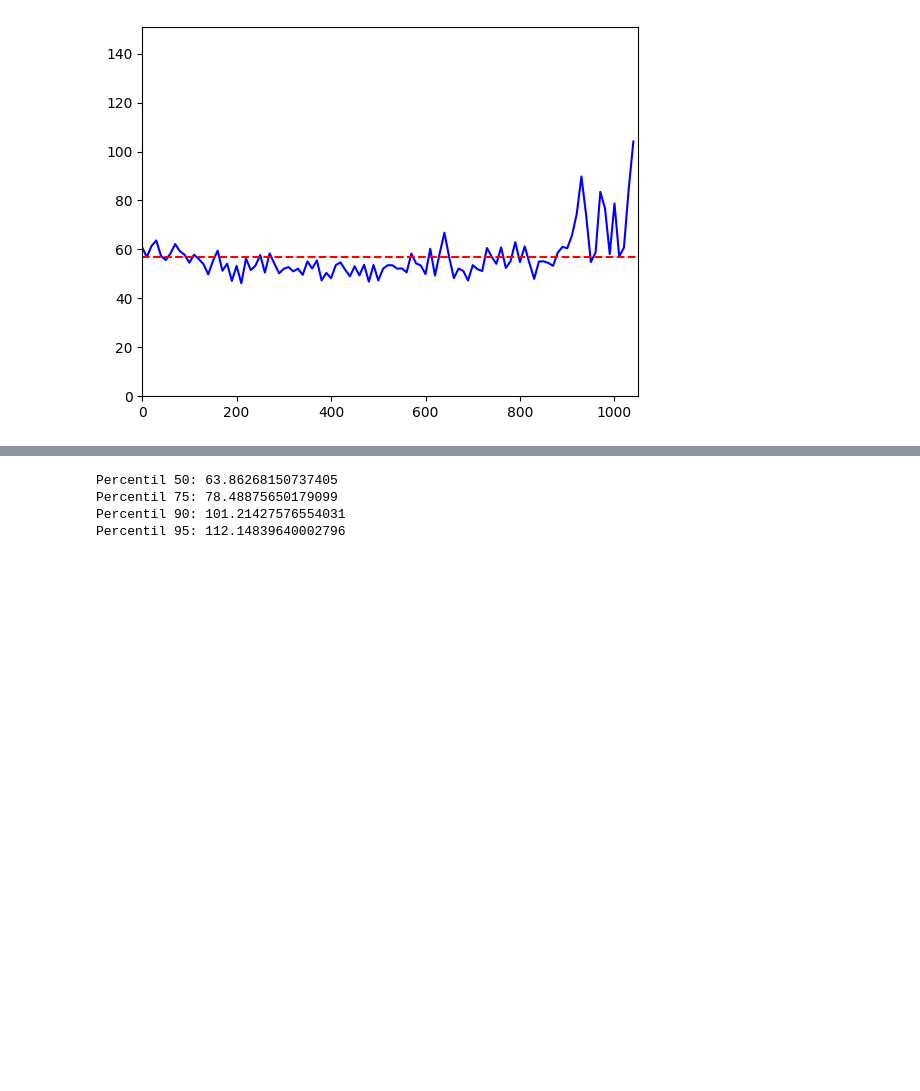
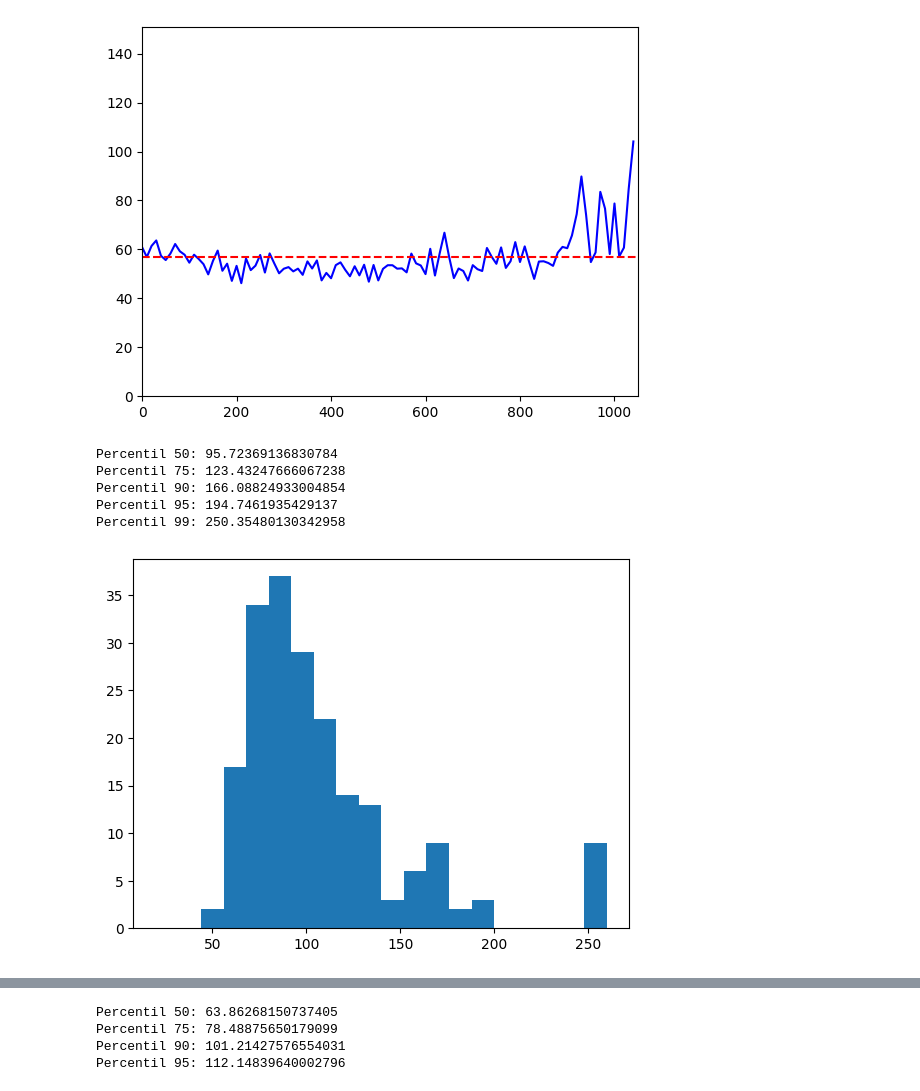
Before and after one commit to a-lost-n/cluster-mdrp, a Jupyter notebook: second_phase.ipynb, the cells around one changed output, grey strips where cells are left out. Cells and saved outputs as stored; diff of their text form; code cells hidden in the pictures; blank space fills up the shorter version.

```diff
--- a/second_phase.ipynb
+++ b/second_phase.ipynb
@@ -50,3 +50,13 @@ episode: 998/1000, score: 150.31, e: 0.05, actions: 276, couriers: 136, orders:
 episode: 999/1000, score: 94.60, e: 0.05, actions: 178, couriers: 86, orders: 570, t: 7.09s
 episode: 1000/1000, score: 150.49, e: 0.05, actions: 272, couriers: 137, orders: 373, t: 10.85s
 [figure]
+# %%
+agent = Agent(map_file="0o100t100s1p100", filename="models/m5_n4_p2_600", num_clusters=4, pre_train=False, model=model5)
+agent.test(episodes=200, score_limit=250)
+# %% [output]
+Percentil 50: 95.72369136830784
+Percentil 75: 123.43247666067238
+Percentil 90: 166.08824933004854
+Percentil 95: 194.7461935429137
+Percentil 99: 250.35480130342958
+[figure, added]
```
Also changed, not shown: parts of 11 cells of this notebook, 5 other files.
